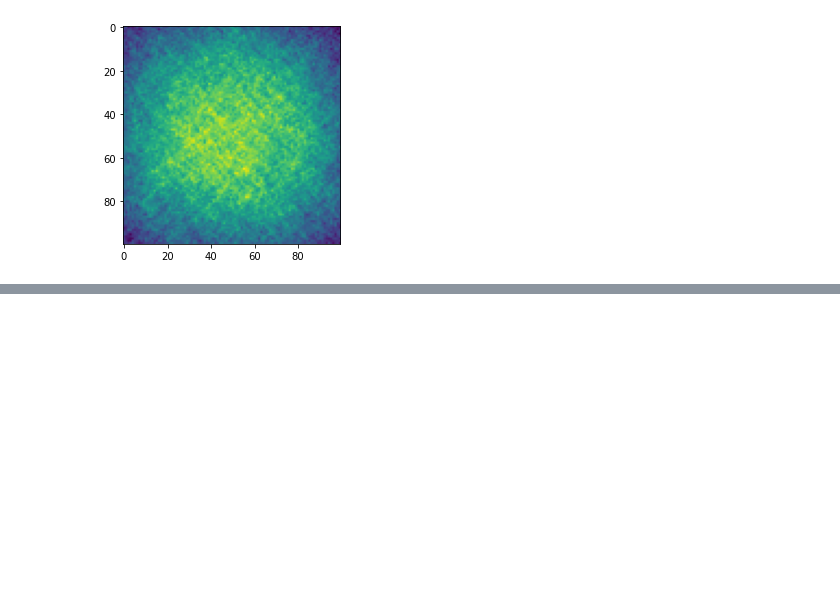
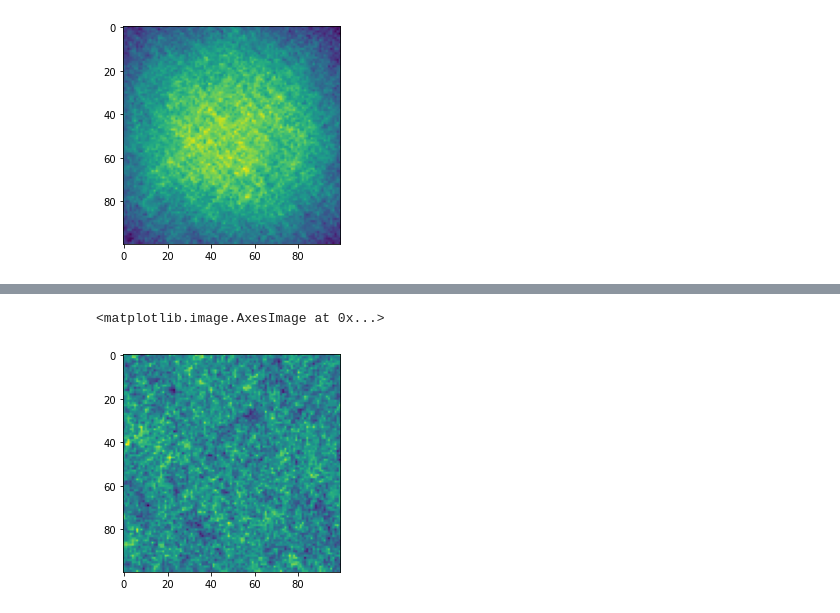
Before and after one commit to lizaconst/analytic-geometry, a Jupyter notebook: 2-square-probas.ipynb, the cells around one changed output, grey strips where cells are left out. Cells and saved outputs as stored; diff of their text form; code cells hidden in the pictures; blank space fills up the shorter version.

```diff
--- a/2-square-probas.ipynb
+++ b/2-square-probas.ipynb
@@ -86,6 +86,21 @@ def make_2d_map_4(n=10, n_line=100, num_lines=100):
         map_2d += intersect_line_map(k, b, n, n_line)
     print("std is ", np.std(map_2d))
     return map_2d
+
+def make_2d_map_5(n=10, n_line=100, num_lines=100):
+    '''
+    Генерируем угол и сдвиг
+    '''
+    map_2d = np.zeros((n, n))
+    for i in range(num_lines):
+        k = np.tan(uniform(0, 2*np.pi))
+        if k >= 0:
+            b = uniform(-k*n, n)
+        else:
+            b = uniform(0, n-k*n)
+        map_2d += intersect_line_map(k, b, n, n_line)
+    print("std is ", np.std(map_2d))
+    return map_2d
 # %%
 %%time
 plt.imshow(make_2d_map(n=100, n_line=1000, num_lines=100000))
@@ -150,3 +165,7 @@ std is  216.75130950570977
 Wall time: 13min 23s
 <matplotlib.image.AxesImage at 0x...>
 [figure]
+# %%
+%%time
+plt.imshow(make_2d_map_5(n=100, n_line=1000, num_lines=100000))
+# %% [output]
@@ -152,0 +174,2 @@ Wall time: 13min 23s
+<matplotlib.image.AxesImage at 0x...>
+[figure, added]
```
Also changed, not shown: parts of 2 cells of this notebook, 2 other files.
